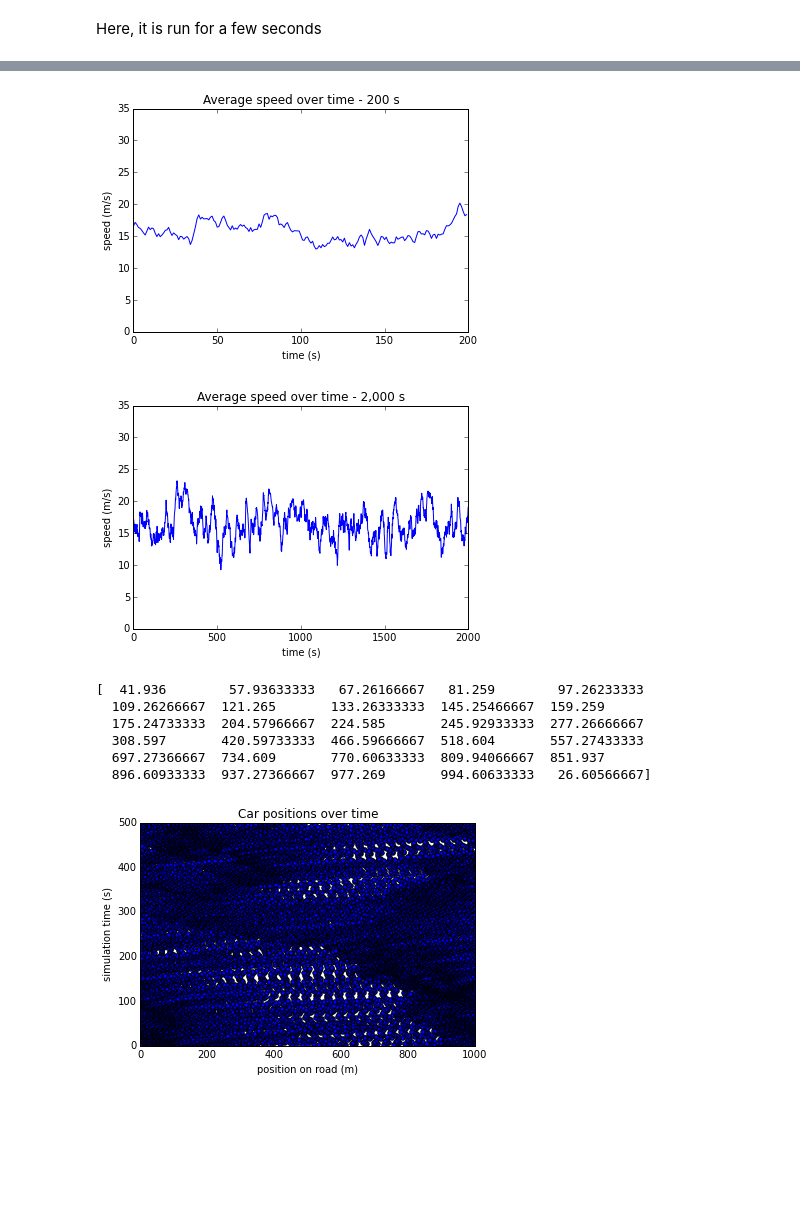
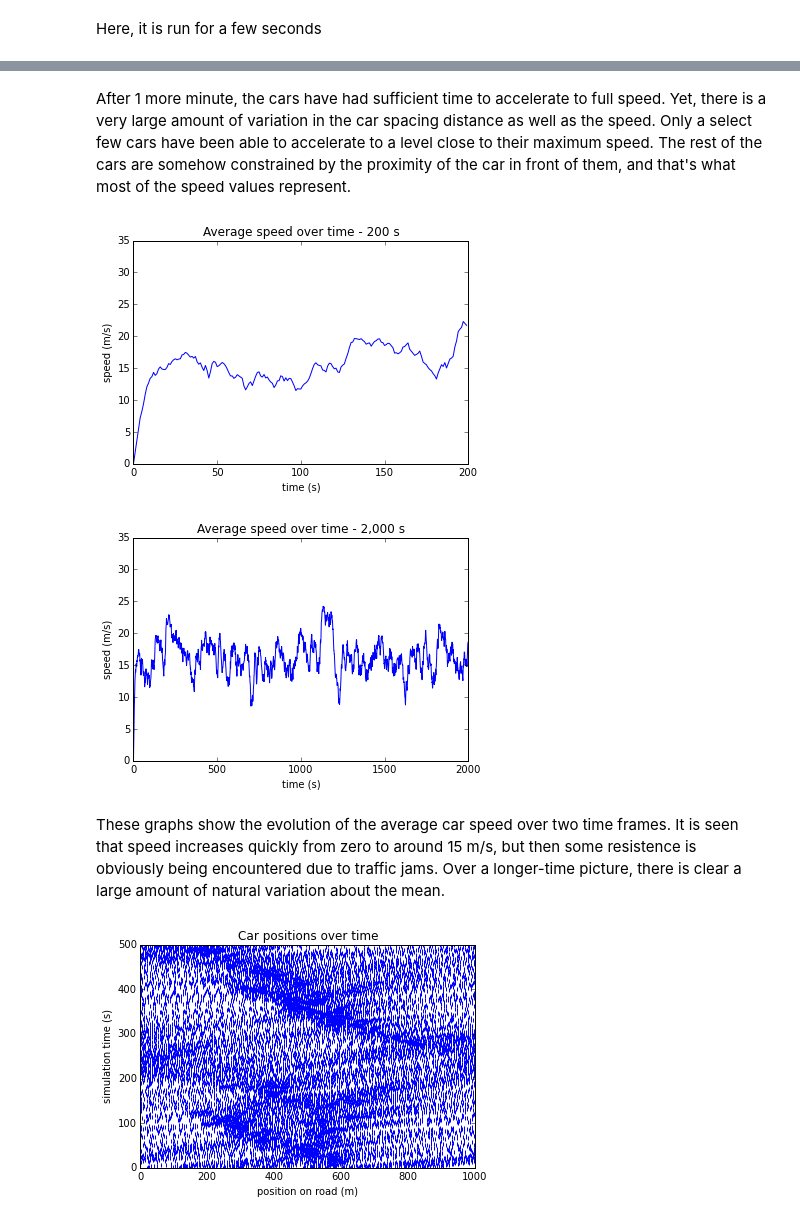
Before and after one commit to tiyd-python-2015-05/traffic-simulation, a Jupyter notebook: Traffic.ipynb, the cells around one changed output, grey strips where cells are left out. Cells and saved outputs as stored; diff of their text form; code cells hidden in the pictures; blank space fills up the shorter version.

```diff
--- a/Traffic.ipynb
+++ b/Traffic.ipynb
@@ -52,11 +58,15 @@ plot_things()
+# %% [markdown]
+After 1 more minute, the cars have had sufficient time to accelerate to full speed. Yet, there is a very large amount of variation in the car spacing distance as well as the speed. Only a select few cars have been able to accelerate to a level close to their maximum speed. The rest of the cars are somehow constrained by the proximity of the car in front of them, and that's what most of the speed values represent.
 # %%
 sim = Simulation(cars) # reset
 # %%
-Ntime = 2000
+Ntime = 2000 # 2,000 seconds = 33.3 minutes
 avg_speed = [0] * Ntime
 time_plt = [i for i in range(Ntime)]
 full_hist = [[0 for i in range(Ncars)] for j in range(Ntime)]
+speed_list = []
 for i in range(Ntime):
+    speed_list.append(sim.speed_array().tolist()[0])
     avg_speed[i] = sim.speed_array().mean()
     full_hist[i] = sim.pos_array()
     sim.run_once()
@@ -75,24 +85,18 @@ plt.ylabel("speed (m/s)")
 plt.axis((0,Ntime,0,35))
 plt.show()
 # %% [output]
-[figure, old version]
+[figure, new version]
-[figure, old version]
+[figure, new version]
-# %%
-print(full_hist[0])
-# %% [output]
-[  41.936        57.93633333   67.26166667   81.259        97.26233333
-  109.26266667  121.265       133.26333333  145.25466667  159.259
-  175.24733333  204.57966667  224.585       245.92933333  277.26666667
-  308.597       420.59733333  466.59666667  518.604       557.27433333
-  697.27366667  734.609       770.60633333  809.94066667  851.937
-  896.60933333  937.27366667  977.269       994.60633333   26.60566667]
+# %% [markdown]
+These graphs show the evolution of the average car speed over two time frames. It is seen that speed increases quickly from zero to around 15 m/s, but then some resistence is obviously being encountered due to traffic jams. Over a longer-time picture, there is clear a large amount of natural variation about the mean.
 # %%
-for k in range(500):
-    plt.scatter(full_hist[k], [k for i in range(Ncars)])
+maxt = 500
+for k in range(maxt):
+    plt.scatter(full_hist[k], [k for i in range(Ncars)], marker=u'|')
 plt.title("Car positions over time")
 plt.xlabel("position on road (m)")
 plt.ylabel("simulation time (s)")
-plt.axis((0,1000,0,500))
+plt.axis((0, 1000, 0, maxt))
 plt.show()
 # %% [output]
-[figure, old version]
+[figure, new version]
```
Also changed, not shown: parts of 8 cells of this notebook.
